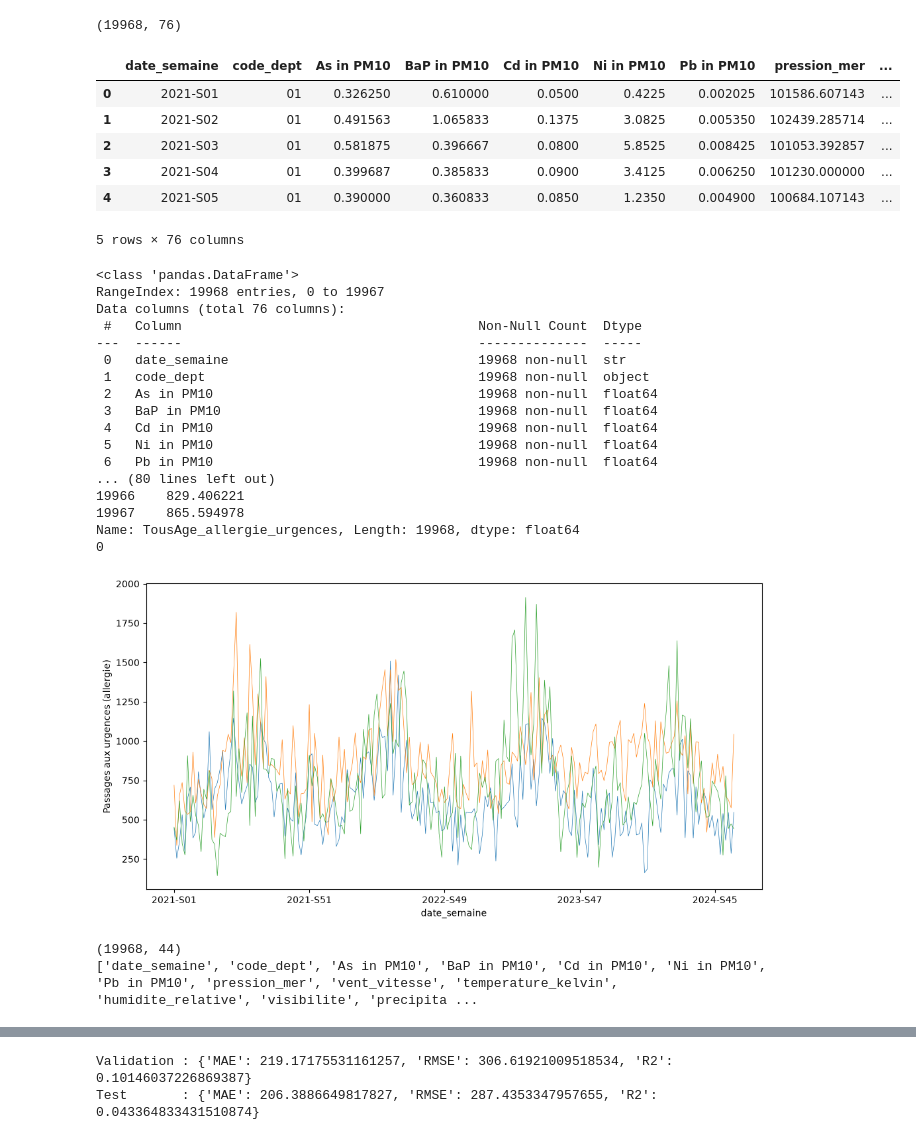
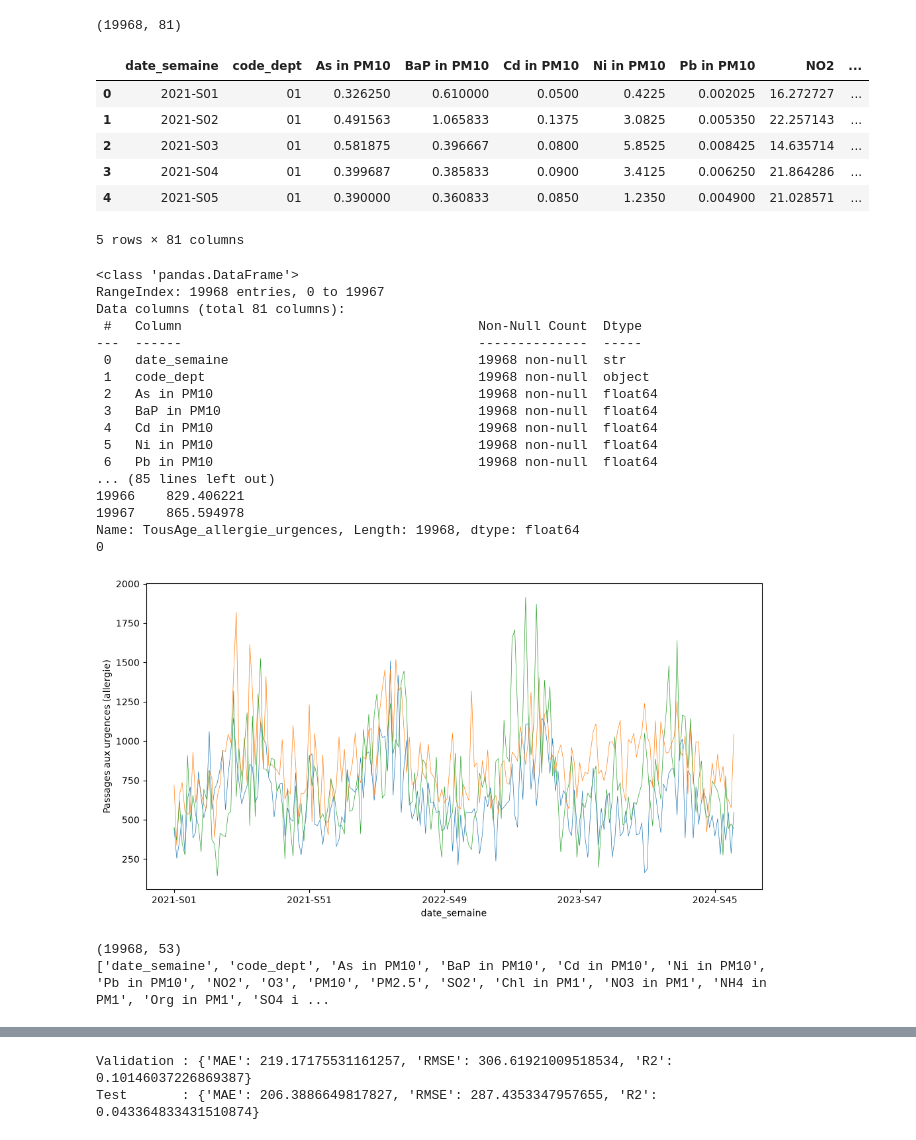
Before and after one commit to jbrocardplatim/LIORA_PROJET_PATHO_RESPIRATOIRES, a Jupyter notebook: notebooks/JAC_Baselines_TousAges_allergie_urgence.ipynb, the cells around one changed output, grey strips where cells are left out. Cells and saved outputs as stored; diff of their text form; code cells hidden in the pictures.

```diff
--- a/notebooks/JAC_Baselines_TousAges_allergie_urgence.ipynb
+++ b/notebooks/JAC_Baselines_TousAges_allergie_urgence.ipynb
@@ -1,21 +1,21 @@
 # %%
 import pandas as pd
 import numpy as np
 import matplotlib.pyplot as plt
 
-df=pd.read_csv('../data/final_metropole/Merge_final.csv')
+df=pd.read_csv('../data/final_metropole/Merge_final_2.csv')
 
 display(df.shape)
 display(df.head())
 # %% [output]
-(19968, 76)
+(19968, 81)
-|  | date_semaine | code_dept | As in PM10 | BaP in PM10 | Cd in PM10 | Ni in PM10 | Pb in PM10 | pression_mer | ... |
-| 0 | 2021-S01 | 01 | 0.326250 | 0.610000 | 0.0500 | 0.4225 | 0.002025 | 101586.607143 | ... |
-| 1 | 2021-S02 | 01 | 0.491563 | 1.065833 | 0.1375 | 3.0825 | 0.005350 | 102439.285714 | ... |
-| 2 | 2021-S03 | 01 | 0.581875 | 0.396667 | 0.0800 | 5.8525 | 0.008425 | 101053.392857 | ... |
-| 3 | 2021-S04 | 01 | 0.399687 | 0.385833 | 0.0900 | 3.4125 | 0.006250 | 101230.000000 | ... |
-| 4 | 2021-S05 | 01 | 0.390000 | 0.360833 | 0.0850 | 1.2350 | 0.004900 | 100684.107143 | ... |
+|  | date_semaine | code_dept | As in PM10 | BaP in PM10 | Cd in PM10 | Ni in PM10 | Pb in PM10 | NO2 | ... |
+| 0 | 2021-S01 | 01 | 0.326250 | 0.610000 | 0.0500 | 0.4225 | 0.002025 | 16.272727 | ... |
+| 1 | 2021-S02 | 01 | 0.491563 | 1.065833 | 0.1375 | 3.0825 | 0.005350 | 22.257143 | ... |
+| 2 | 2021-S03 | 01 | 0.581875 | 0.396667 | 0.0800 | 5.8525 | 0.008425 | 14.635714 | ... |
+| 3 | 2021-S04 | 01 | 0.399687 | 0.385833 | 0.0900 | 3.4125 | 0.006250 | 21.864286 | ... |
+| 4 | 2021-S05 | 01 | 0.390000 | 0.360833 | 0.0850 | 1.2350 | 0.004900 | 21.028571 | ... |
-5 rows × 76 columns
+5 rows × 81 columns
 # %%
 df.info()
 print(df["TousAge_allergie_urgences"])
@@ -34,7 +34,7 @@ plt.show()
 # %% [output]
 <class 'pandas.DataFrame'>
 RangeIndex: 19968 entries, 0 to 19967
-Data columns (total 76 columns):
+Data columns (total 81 columns):
  #   Column                                      Non-Null Count  Dtype
 ---  ------                                      --------------  -----
  0   date_semaine                                19968 non-null  str
@@ -44,21 +44,21 @@ Data columns (total 76 columns):
  4   Cd in PM10                                  19968 non-null  float64
  5   Ni in PM10                                  19968 non-null  float64
  6   Pb in PM10                                  19968 non-null  float64
-... (80 lines left out)
+... (85 lines left out)
 19966    829.406221
 19967    865.594978
 Name: TousAge_allergie_urgences, Length: 19968, dtype: float64
 0
 [figure]
 # %%
-a_conserver = (list(range(8)) + list(range(10,14))+ list(range(20,31))+[36,39,45,50]+ list(range(57,60))+ list(range(61,68))+ list(range(69,76)))
+a_conserver = (list(range(19)) + list(range(20,35))+ [35,55]+list(range(62,65))+ list(range(66,73))+ list(range(74,81)))
 df_mod=df.iloc[:,a_conserver]
 
 print(df_mod.shape)
 print(df_mod.columns.tolist())
 # %% [output]
-(19968, 44)
-['date_semaine', 'code_dept', 'As in PM10', 'BaP in PM10', 'Cd in PM10', 'Ni in PM10', 'Pb in PM10', 'pression_mer', 'vent_vitesse', 'temperature_kelvin', 'humidite_relative', 'visibilite', 'precipita ...
+(19968, 53)
+['date_semaine', 'code_dept', 'As in PM10', 'BaP in PM10', 'Cd in PM10', 'Ni in PM10', 'Pb in PM10', 'NO2', 'O3', 'PM10', 'PM2.5', 'SO2', 'Chl in PM1', 'NO3 in PM1', 'NH4 in PM1', 'Org in PM1', 'SO4 i ...
 # %%
 df_mod["code_dept"] = df_mod["code_dept"].astype(str)
 df_mod["sos_present"] = df_mod["sos_present"].astype(int)
```
Also changed, not shown: parts of 4 cells of this notebook, 1 other file.
